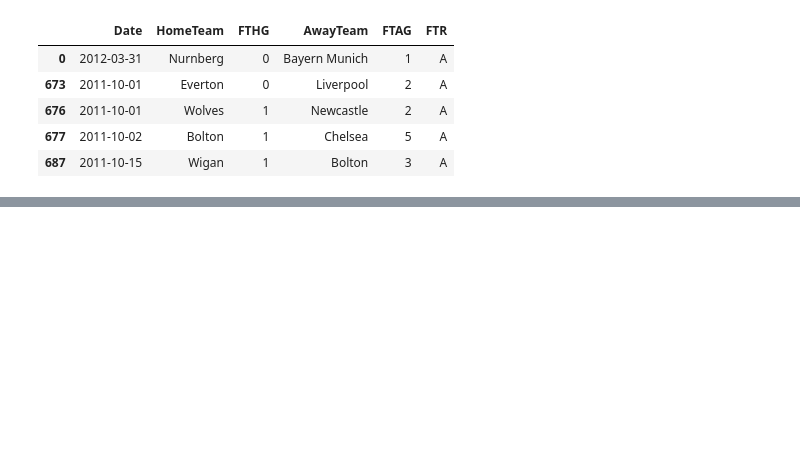
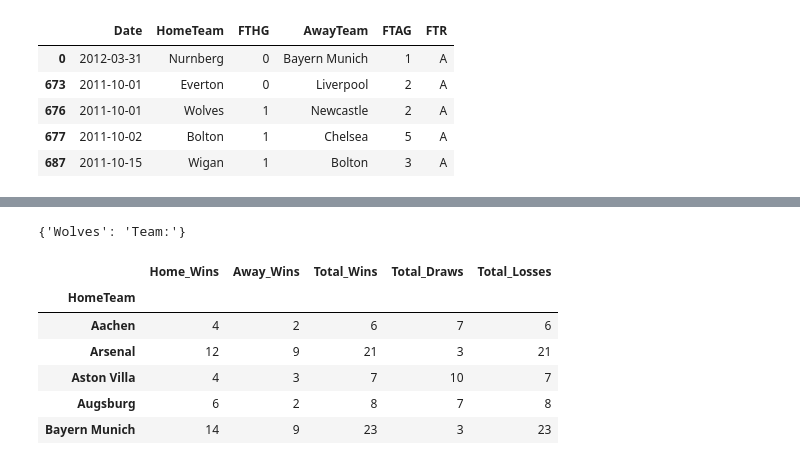
Before and after one commit to zarialevi/london-ds-100719-M2-project-template, a Jupyter notebook: project-zars.ipynb, the cells around one changed output, grey strips where cells are left out. Saved outputs shown, nothing was run; the diff lists cells and outputs as text; code cells hidden in the pictures; blank space fills up the shorter version.

```diff
--- a/project-zars.ipynb
+++ b/project-zars.ipynb
@@ -110,3 +81,6 @@ cur.execute("""SELECT DISTINCT match_id, HomeTeam
 home_df = pd.DataFrame(cur.fetchall())
 home_df.columns = [i[0] for i in cur.description]
 home_df = home_df.groupby(home_df['HomeTeam']).count()
+# %%
+df_wins = home_df.join(away_df, lsuffix='_Home', rsuffix='_Away')
+df_wins.columns = ['Home_Wins', 'Away_Wins']
@@ -112,0 +99,24 @@ home_df = home_df.groupby(home_df['HomeTeam']).count()
+# %%
+#DRAWS
+cur.execute("""SELECT DISTINCT match_id, HomeTeam, FTHG, AwayTeam, FTAG
+                FROM teams_in_matches
+                JOIN unique_teams
+                USING(unique_team_id)
+                JOIN matches
+                USING (match_id)
+                WHERE season IN (SELECT season
+                                    FROM matches
+                                    WHERE season == '2011')
+               AND
+               ftr = 'D'
+            """)
+
+draws_df = pd.DataFrame(cur.fetchall())
+draws_df.columns = [i[0] for i in cur.description]
+draws_df = draws_df.groupby(draws_df['AwayTeam'])
+draws_df.head()
+
+# home = draws_df['HomeTeam'].count()
+# home
+away = draws_df['AwayTeam'].count()
+df_wins['Total_Draws'] = away
@@ -112,0 +198,23 @@ home_df = home_df.groupby(home_df['HomeTeam']).count()
+# %%
+Team = []
+Wins = []
+Losses = []
+
+for x in df_losses.index:
+    Team.append(df_losses['HomeTeam'][x])
+    Wins.append(df_losses['COUNT(HomeTeam)HomeWins'][x] + df_losses['COUNT(AwayTeam)AwayWins'][x])
+    Losses.append(df_losses['COUNT(HomeTeam)'][x] + df_losses['COUNT(AwayTeam)'][x])
+
+
+
+for x in Team:
+    dict = {}
+    dict[x] = "Team:"
+#     print("Team: ", Team[x])
+#     print("Wins: ", Wins[x])
+#     print("Losses", Losses[x])
+#     print("")
+
+dict
+# %% [output]
+{'Wolves': 'Team:'}
@@ -112,0 +224,26 @@ home_df = home_df.groupby(home_df['HomeTeam']).count()
+# %%
+df_losses = home_df.join(away_df, lsuffix='_Home', rsuffix='_Away')
+df_losses.columns = ['Home_Losses', 'Away_Losses']
+# %%
+#TOTAL LOSSES
+total_losses = []
+home_losses = df_losses['Home_Losses']
+away_losses = df_losses['Away_Losses']
+
+
+for item in df_losses.index:
+    loss = home_losses[item] + away_losses[item]
+    total_losses.append(loss)
+
+df_losses['Total_losses'] = total_losses
+df_wins['Total_Losses'] = df_losses['Total_losses']
+# %%
+df_wins.head()
+# %% [output]
+|  | Home_Wins | Away_Wins | Total_Wins | Total_Draws | Total_Losses |
+| HomeTeam |  |  |  |  |  |
+| Aachen | 4 | 2 | 6 | 7 | 6 |
+| Arsenal | 12 | 9 | 21 | 3 | 21 |
+| Aston Villa | 4 | 3 | 7 | 10 | 7 |
+| Augsburg | 6 | 2 | 8 | 7 | 8 |
+| Bayern Munich | 14 | 9 | 23 | 3 | 23 |
```
Also changed, not shown: parts of 21 cells of this notebook, 6 other files.
